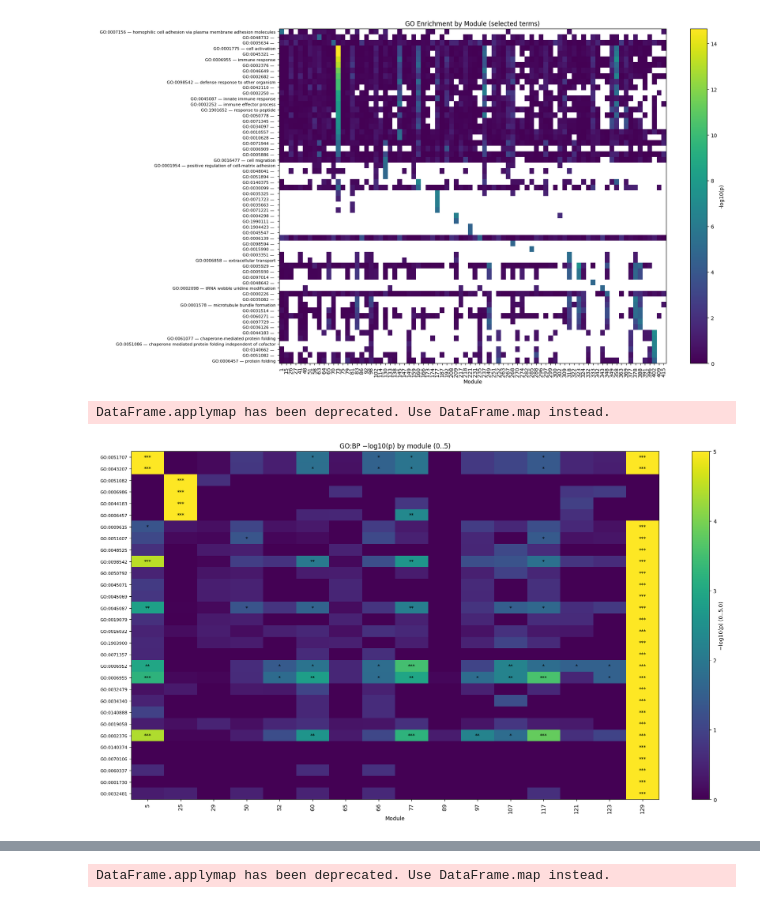
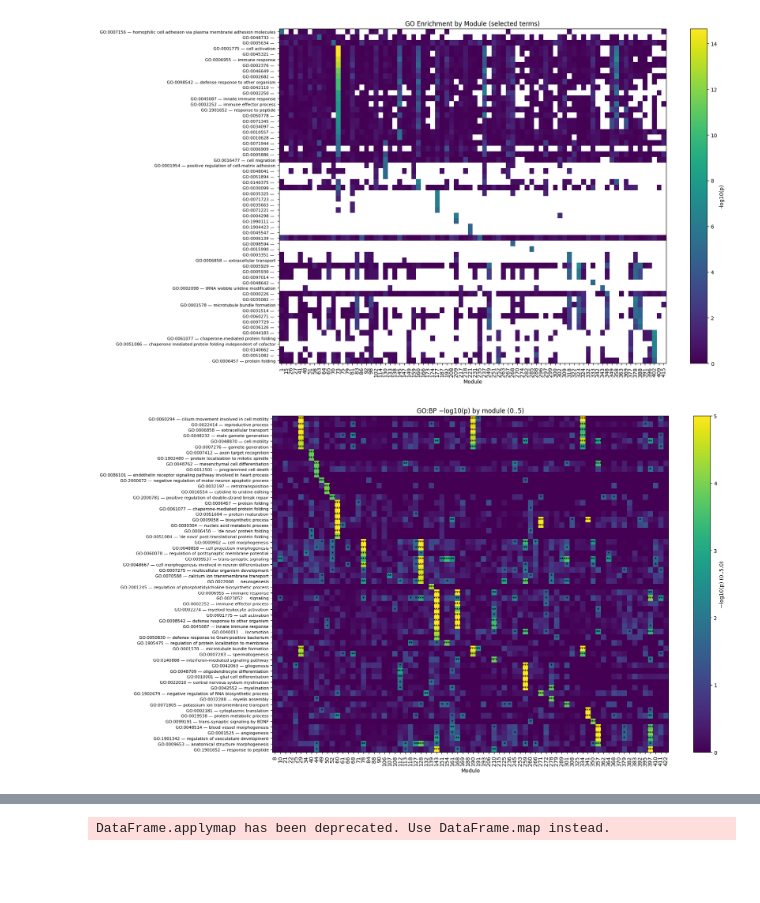
Before and after one commit to edenede2/CoExpression_ReProduction, a Jupyter notebook: rosmap.ipynb, the cells around one changed output, grey strips where cells are left out. Cells and saved outputs as stored; diff of their text form; code cells hidden in the pictures; blank space fills up the shorter version.

```diff
--- a/rosmap.ipynb
+++ b/rosmap.ipynb
@@ -101,9 +101,14 @@ from pathlib import Path
 import plotly.express as px
 import plotly.graph_objects as go
 
+KEGG_CSV = "/Users/edeneldar/CoExpression_ReProduction/kegg_rosmap_full.csv"
+kegg_ids = pd.read_csv(KEGG_CSV, engine="python", on_bad_lines="skip")["Cluster"].unique().tolist()
+
 cluster_details_full = pd.read_csv("/Users/edeneldar/Library/CloudStorage/GoogleDrive-edenede2@gmail.com/Shared drives/is-SomekhLab/inter_tissue_coexpression/proccessed_data/ROSMAP_full_outputs/xwgcna_rosmap_autobeta_run4_Cluster_details.tsv", sep="\t")
 
-cluster_details_full_ct = cluster_details_full[cluster_details_full['Cluster Type'] == 'CT']
+cluster_details_full_ct = cluster_details_full[cluster_details_full['Cluster Type'] == 'TS']
+
+cluster_details_full_ct = cluster_details_full_ct[cluster_details_full_ct['Cluster ID'].isin(kegg_ids)]
 
 clusters = cluster_details_full_ct[["Cluster ID", "AC", "MF", "PCG"]]
 
@@ -127,7 +132,7 @@ ax.set_ylabel('Proportion')
 ax.set_title('Proportion of Genes from Each Region')
 ax.legend(loc='upper right')
 fig.tight_layout()
-fig.savefig("rosmap_gene_proportions.png", dpi=220, bbox_inches='tight')
+fig.savefig("rosmap_gene_proportionsTS.png", dpi=220, bbox_inches='tight')
 plt.show()
 # %% [output]
 A value is trying to be set on a copy of a slice from a DataFrame.
@@ -584,7 +635,7 @@ def build_go_logp_matrix(
 
     if clean_TS and modules_details is not None:
         md = pd.read_csv(modules_details, sep="\t")
-        ct_ids = md.loc[md["Cluster Type"].eq("CT"), "Cluster ID"].astype(int).tolist()
+        ct_ids = md.loc[md["Cluster Type"].eq("TS"), "Cluster ID"].astype(int).tolist()
         pmat = pmat[pmat.index.astype(int).isin(ct_ids)]
 
     import re
@@ -718,23 +769,22 @@ def plot_log_heatmap_with_stars(logp_df, stars_df=None, cap=6.0, title="GO −lo
     fig.tight_layout()
     return fig
 # %%
-GO_PMAT = "/Users/edeneldar/CoExpression_ReProduction/go_pmat_rosmap_5000.tsv"
-GO_BP   = "/Users/edeneldar/CoExpression_ReProduction/go_bp_tab_rosmap_5000.csv"
-GO_CC   = "/Users/edeneldar/CoExpression_ReProduction/go_cc_tab_rosmap_5000.csv"
-GO_MF   = "/Users/edeneldar/CoExpression_ReProduction/go_mf_tab_rosmap_5000.csv"
-MODULES = "/Users/edeneldar/Library/CloudStorage/GoogleDrive-edenede2@gmail.com/Shared drives/is-SomekhLab/inter_tissue_coexpression/proccessed_data/ROSMAP_full_outputs/xwgcna_rosmap_autobeta_run5_Cluster_details.tsv"
+GO_PMAT = "/Users/edeneldar/CoExpression_ReProduction/go_pmat_rosmap_full.tsv"
+GO_BP   = "/Users/edeneldar/CoExpression_ReProduction/go_bp_tab_rosmap_full.csv"
+GO_CC   = "/Users/edeneldar/CoExpression_ReProduction/go_cc_tab_rosmap_full.csv"
+GO_MF   = "/Users/edeneldar/CoExpression_ReProduction/go_mf_tab_rosmap_full.csv"
+MODULES = "/Users/edeneldar/Library/CloudStorage/GoogleDrive-edenede2@gmail.com/Shared drives/is-SomekhLab/inter_tissue_coexpression/proccessed_data/ROSMAP_full_outputs/xwgcna_rosmap_autobeta_run4_Cluster_details.tsv"
 logp_df, meas_df, stars_df = build_go_logp_matrix(
     GO_PMAT, go_terms_csv=GO_BP, modules_details=MODULES,
-    clean_TS=True, selection="global_top", K_GLOBAL=30, cap=5.0
+    clean_TS=True, selection="global_top", K_GLOBAL=60, cap=5.0
 )
 
 plot_log_heatmap_with_stars(logp_df, stars_df, cap=5.0,
                             title="GO:BP −log10(p) by module (0..5)")
-plt.savefig("go_signed_heatmap_5000_global_new30.png", dpi=220, bbox_inches='tight')
+plt.savefig("go_signed_heatmap_full_global_newTS.png", dpi=220, bbox_inches='tight')
 plt.show()
 # %% [output]
-DataFrame.applymap has been deprecated. Use DataFrame.map instead.
-[figure, old version]
+[figure, new version]
 # %%
 import numpy as np
 import pandas as pd
```
Also changed, not shown: parts of 6 cells of this notebook, 11 other files.
